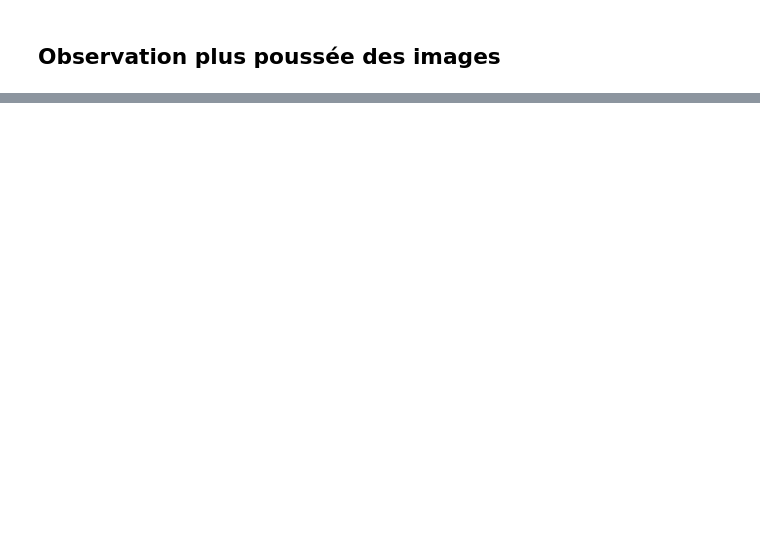
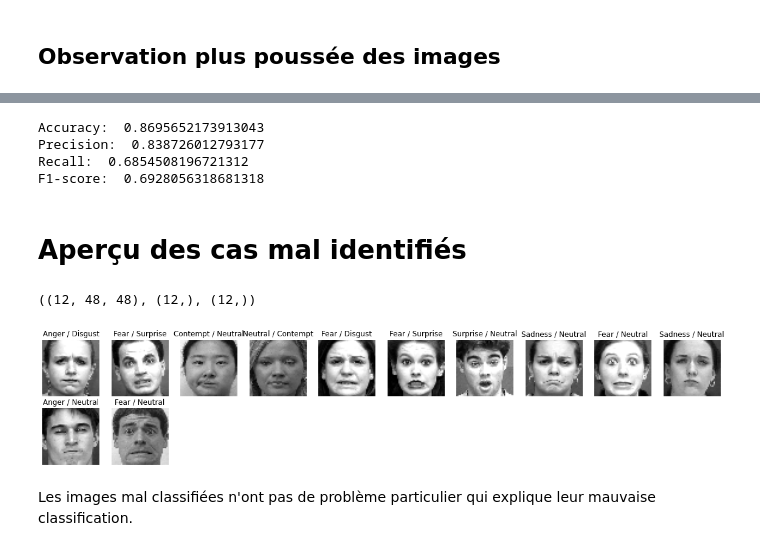
Before and after one commit to OFloyd/formation_greta, a Jupyter notebook: exos/exo_01_03_CNN/CNN_emotion.ipynb, the cells around one changed output, grey strips where cells are left out. Saved outputs shown, nothing was run; the diff lists cells and outputs as text; code cells hidden in the pictures; blank space fills up the shorter version.

```diff
--- a/exos/exo_01_03_CNN/CNN_emotion.ipynb
+++ b/exos/exo_01_03_CNN/CNN_emotion.ipynb
@@ -276,0 +514,5 @@ L'introduction mentionne le filtrage de haar. Et je vois des références à cel
+# %%
+#Je définis un poids par classe comme la racine de 1/le nombre de cas par classe. J'ai d'abord testé sans racine carrée,
+# mais le poids était trop fort sur les classes les plus rares.
+class_weight={ i : np.sqrt(1/(y_train == i).sum()) for i in range(8)}
+print(class_weight)
@@ -276,0 +521,17 @@ L'introduction mentionne le filtrage de haar. Et je vois des références à cel
+# %%
+batch_size=20
+epochs=20
+early=tf.keras.callbacks.EarlyStopping(patience=5)
+lr_schedule = tf.keras.optimizers.schedules.ExponentialDecay(initial_learning_rate=1e-3,
+                                                             decay_steps=10000,decay_rate=0.9)
+model.compile(loss='categorical_crossentropy', optimizer=tf.keras.optimizers.Adam(lr_schedule), metrics=['accuracy'])
+
+tps1 = time.perf_counter()
+history =model.fit(x_train, Y_train, batch_size=batch_size, epochs=epochs,
+                   verbose=1,validation_data=(x_test, Y_test), callbacks=[early], class_weight=class_weight)
+tps2 = time.perf_counter()
+
+
+
+print('lr=',lr,'batch_size=',batch_size, 'epochs=',epochs)
+print('Temps d apprentissage',tps2 - tps1)
@@ -276,0 +561,5 @@ L'introduction mentionne le filtrage de haar. Et je vois des références à cel
+# %%
+y_pred = model.predict(x_test)
+y_pred = y_pred.argmax(axis=-1)
+print('Confusion Matrix')
+print(confusion_matrix(y_test, y_pred))
@@ -276,0 +578,15 @@ L'introduction mentionne le filtrage de haar. Et je vois des références à cel
+# %%
+accuracy = accuracy_score(y_test, y_pred)
+precision = precision_score(y_test, y_pred, average='macro')
+recall = recall_score(y_test, y_pred, average='macro')
+f1 = f1_score(y_test, y_pred, average='macro')
+
+print("Accuracy: ", accuracy)
+print("Precision: ", precision)
+print("Recall: ", recall)
+print("F1-score: ", f1)
+# %% [output]
+Accuracy:  0.8695652173913043
+Precision:  0.838726012793177
+Recall:  0.6854508196721312
+F1-score:  0.6928056318681318
@@ -276,0 +595,21 @@ L'introduction mentionne le filtrage de haar. Et je vois des références à cel
+# %% [markdown]
+# Aperçu des cas mal identifiés
+# %%
+x_err=x_test[y_test != y_pred, :,:,0]
+y_err=y_test[y_test != y_pred].reset_index(drop=True)
+y_pred_err=y_pred[y_test != y_pred]
+x_err.shape, y_err.shape, y_pred_err.shape
+# %% [output]
+((12, 48, 48), (12,), (12,))
+# %%
+plt.figure(figsize=(20,10))
+for i in range(y_err.size) :
+    plt.subplot(5,10, i+1)
+    plt.imshow( x_err[i], cmap='gray' )
+    plt.axis('off')
+    plt.title(f"{emotion_list[y_err[i]]} / {emotion_list[y_pred_err[i]]}")
+plt.show()
+# %% [output]
+[figure, added]
+# %% [markdown]
+Les images mal classifiées n'ont pas de problème particulier qui explique leur mauvaise classification.
```
Also changed, not shown: parts of 55 cells of this notebook, 1 other file.
